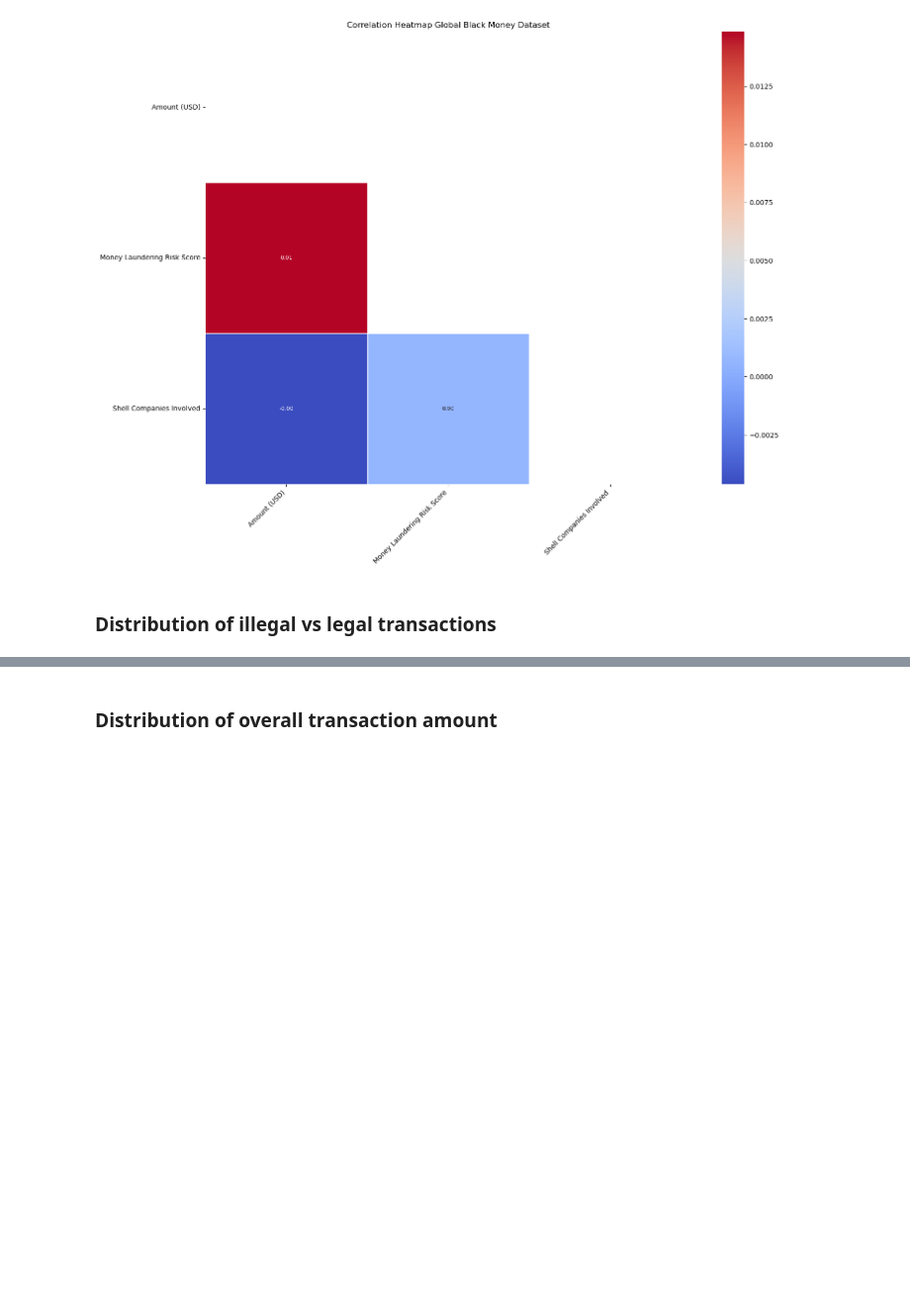
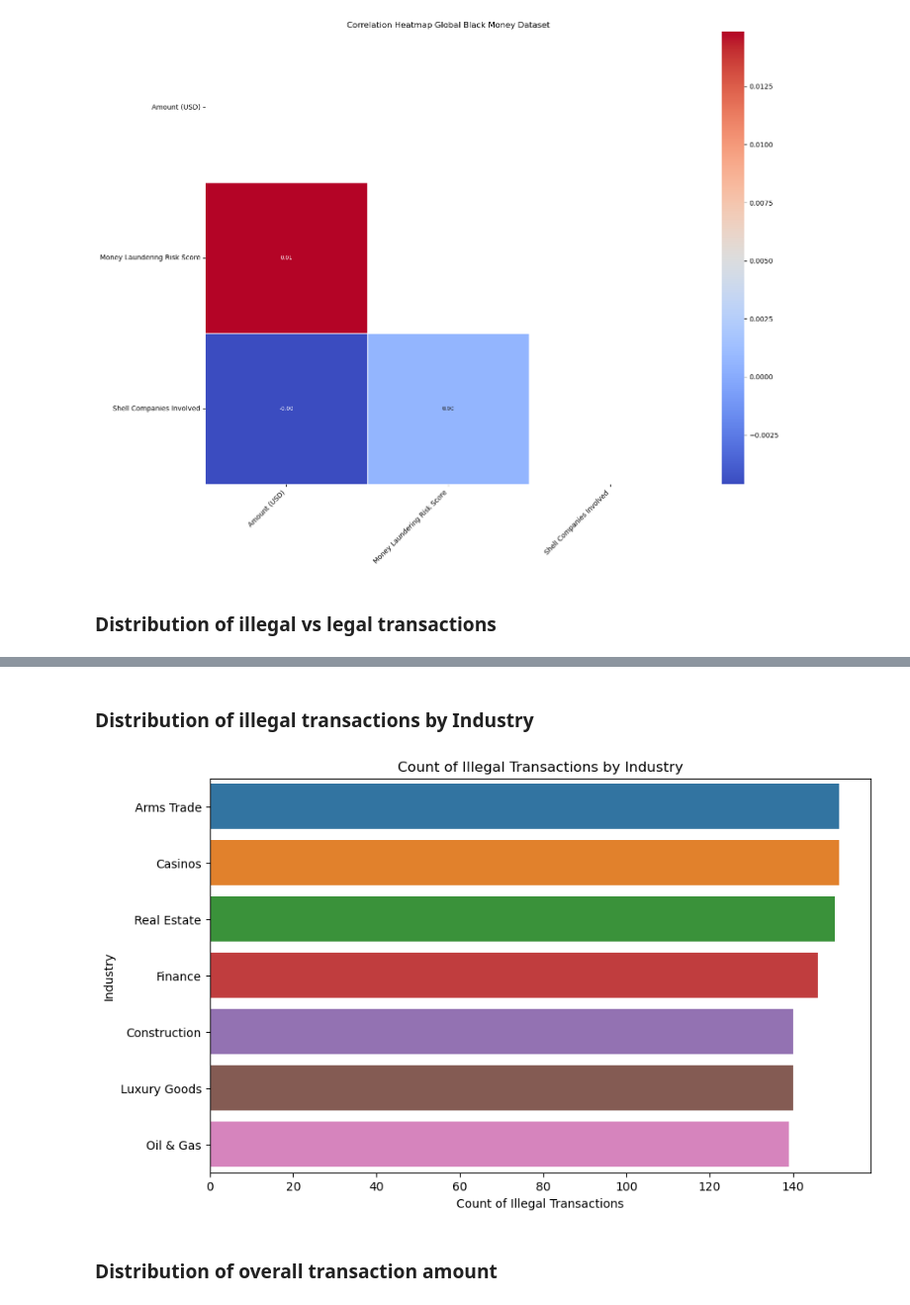
Before and after one commit to edgar-rosales95/Final_505, a Jupyter notebook: Final_505.ipynb, the cells around one changed output, grey strips where cells are left out. Shown at 99% size. Cells and saved outputs as stored; diff of their text form; code cells hidden in the pictures; blank space fills up the shorter version.

```diff
--- a/Final_505.ipynb
+++ b/Final_505.ipynb
@@ -134,3 +134,20 @@ Name: count, dtype: int64
+# %% [markdown]
+### Distribution of illegal transactions by Industry
+# %%
+# Map True/False to 'Illegal'/'Legal' in the 'Source of Money' column
+df['Source of Money'] = df['Source of Money'].map({True: 'Illegal', False: 'Legal'})
+
+# Filter the dataset for illegal transactions
+illegal_transactions = df[df['Source of Money'] == 'Illegal']
+
+plt.figure(figsize=(10, 6))
+sns.countplot(y='Industry', data=illegal_transactions, order=illegal_transactions['Industry'].value_counts().index)
+plt.title('Count of Illegal Transactions by Industry')
+plt.xlabel('Count of Illegal Transactions')
+plt.ylabel('Industry')
+plt.show()
+# %% [output]
+[figure, added]
 # %% [markdown]
 ### Distribution of overall transaction amount
 # %%
```
Also changed, not shown: parts of 6 cells of this notebook.
